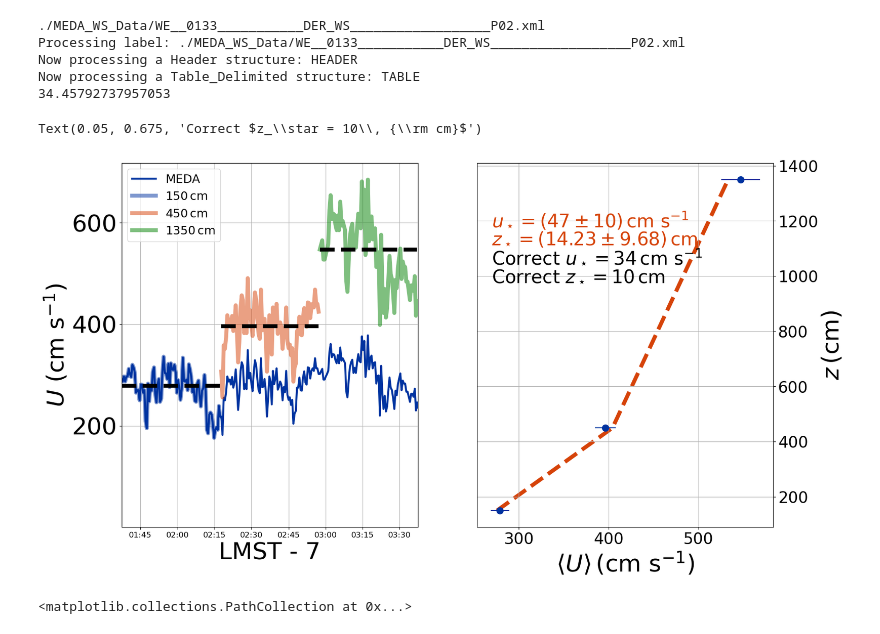
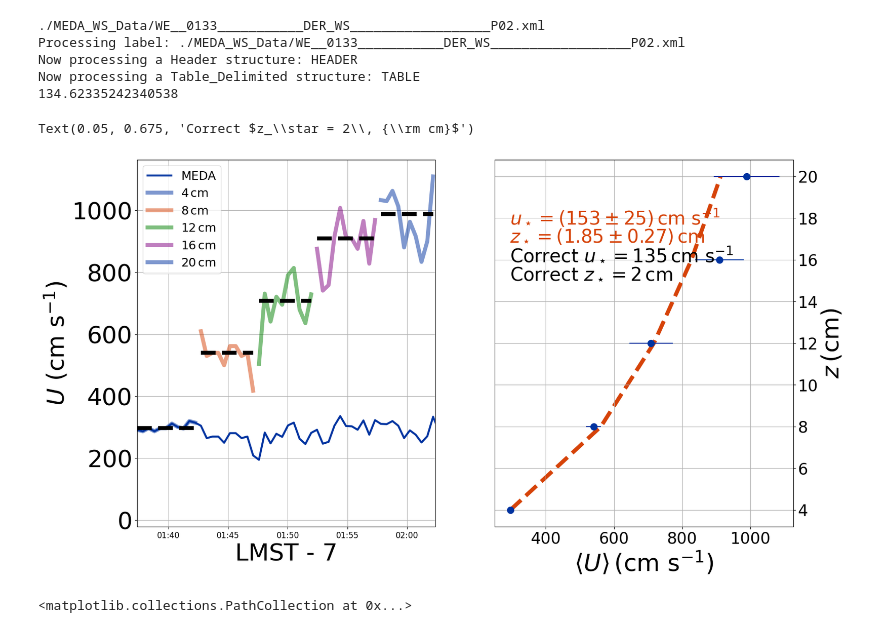
Before and after one commit to BoiseStatePlanetary/Measuring_Wind_with_Ingenuity, a Jupyter notebook: code/Synthetic_Mars_Wind_Profile.ipynb, the cells around one changed output. Saved outputs shown, nothing was run; the diff lists cells and outputs as text; code cells hidden in the pictures.

```diff
--- a/code/Synthetic_Mars_Wind_Profile.ipynb
+++ b/code/Synthetic_Mars_Wind_Profile.ipynb
@@ -75,7 +74,11 @@ time, wind = retrieve_time_wind(WS_file, start_time=datetime(1900, 1, 1, 7, 0, 0
 
 wind *= 100. # Convert to cm/s
 
-saved_zstar = 10. # cm
+# saved_zstar = 10. # cm
+saved_zstar = 2. # cm
+zs = np.array([4., 8., 12., 16., 20.])
+sampling_duration = 5.
+sample_time = timedelta(seconds=sampling_duration)
 saved_ustar = kappa*np.mean(wind)/np.log(zs[0]/saved_zstar)
 print(saved_ustar)
 
@@ -90,37 +93,37 @@ averaged_windspeeds, std_windspeeds = sample_wind_profile(sample_time, t0, time,
 ax1 = make_plot_of_original_and_scaled_windspeeds(time, wind, zs, sample_time, t0, scaled_windspeeds,
                                                   averaged_windspeeds, ax1)
 ax1.set_xlim([np.min(time), np.min(time) + timedelta(seconds=len(zs)*sampling_duration)])
 # ax1.set_ylim([100, 600])
 
 ### Fit synthetic wind profile ###
 
 inlier_zs, inlier_averaged_windspeeds, inlier_std_windspeeds,\
     outlier_zs, outlier_averaged_windspeeds, outlier_std_windspeeds,\
     popt, unc, pcov = fit_wind_profile_and_drop_outliers(zs, averaged_windspeeds, std_windspeeds,
                                                          drop_outliers=False, num_sigma=5., rescale_unc=True,
                                                          consider_scaled_uncertainties=False)
 
 # Collect ustar and zstar and uncertainties
 ustar, zstar, sigma_ustar, sigma_zstar = collect_fit_values_and_unc(popt, unc, pcov)
 
 ax2 = make_plot_of_wind_data_and_profile(inlier_zs, inlier_averaged_windspeeds, inlier_std_windspeeds,
                                          outlier_zs, outlier_averaged_windspeeds, outlier_std_windspeeds,
                                          popt, unc, pcov, ax2)
 
 ax2.text(0.05, 0.725, r'Correct $u_\star = %.0f\, {\rm cm\ s^{-1}}$' % (saved_ustar),
          fontsize=28, transform=ax2.transAxes)
 ax2.text(0.05, 0.675, r'Correct $z_\star = %.0f\, {\rm cm}$' % (saved_zstar),
          fontsize=28, transform=ax2.transAxes)
 
-fig.savefig("Synthetic_Mars_Wind_Profile_Sol133.jpg", dpi=300, bbox_inches="tight")
+# fig.savefig("Synthetic_Mars_Wind_Profile_Sol133.jpg", dpi=300, bbox_inches="tight")
 # %% [output]
 ./MEDA_WS_Data/WE__0133___________DER_WS__________________P02.xml
 Processing label: ./MEDA_WS_Data/WE__0133___________DER_WS__________________P02.xml
 Now processing a Header structure: HEADER
 Now processing a Table_Delimited structure: TABLE
-34.45792737957053
+134.62335242340538
-Text(0.05, 0.675, 'Correct $z_\\star = 10\\, {\\rm cm}$')
+Text(0.05, 0.675, 'Correct $z_\\star = 2\\, {\\rm cm}$')
-[figure, old version]
+[figure, new version]
 # %%
 # time, wind = retrieve_time_wind(WS_file)
 # wind *= 100. # Convert to cm/s
```
Also changed, not shown: parts of 2 cells of this notebook, 1 other file.
